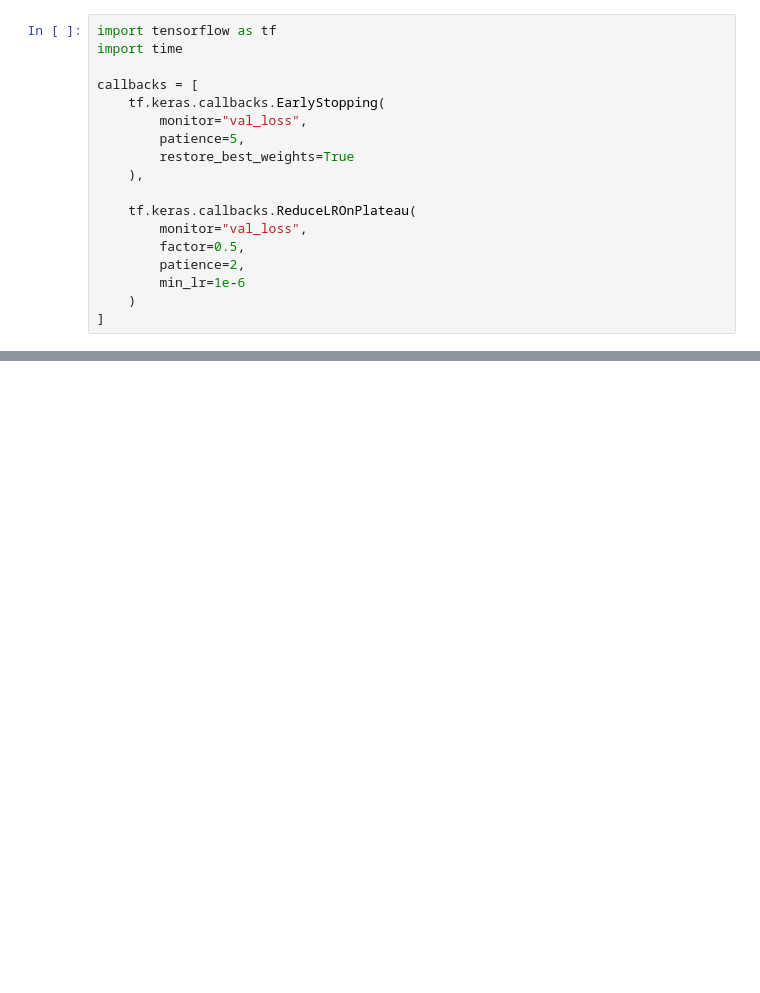
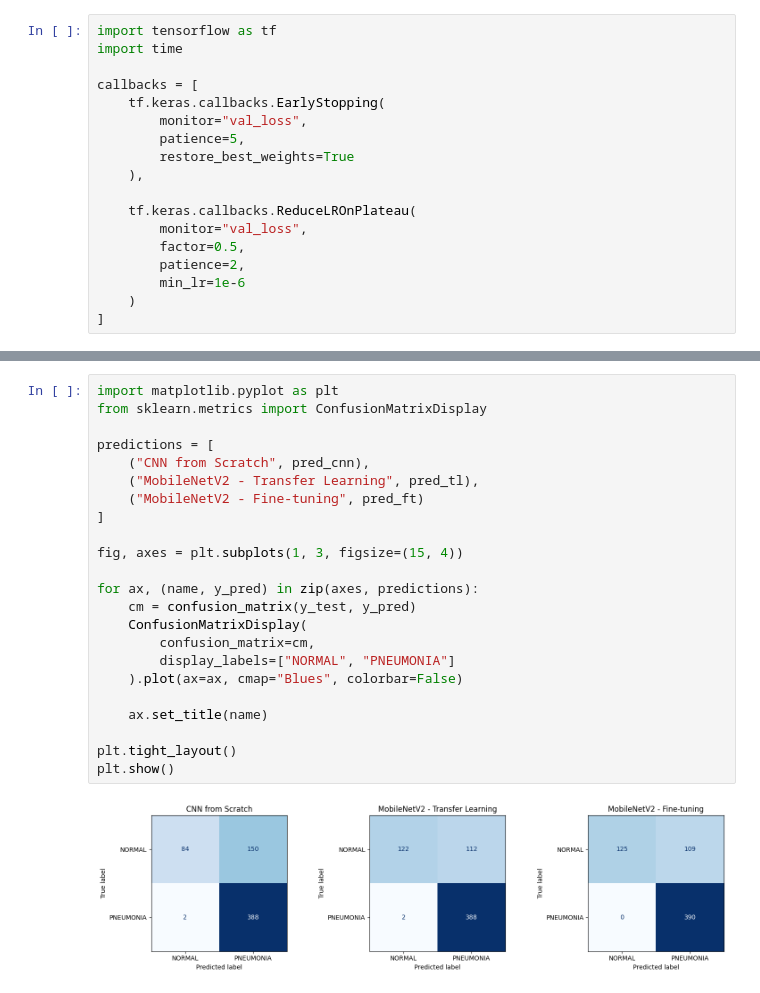
Before and after one commit to ishaklaa/PneumoVision-AI, a Jupyter notebook: notebooks/model_trainning.ipynb, the cells around one changed output, grey strips where cells are left out. Cells and saved outputs as stored; diff of their text form; blank space fills up the shorter version.

```diff
--- a/notebooks/model_trainning.ipynb
+++ b/notebooks/model_trainning.ipynb
@@ -595,0 +1268,25 @@ Test Accuracy:       0.7452
+# %%
+import matplotlib.pyplot as plt
+from sklearn.metrics import ConfusionMatrixDisplay
+
+predictions = [
+    ("CNN from Scratch", pred_cnn),
+    ("MobileNetV2 - Transfer Learning", pred_tl),
+    ("MobileNetV2 - Fine-tuning", pred_ft)
+]
+
+fig, axes = plt.subplots(1, 3, figsize=(15, 4))
+
+for ax, (name, y_pred) in zip(axes, predictions):
+    cm = confusion_matrix(y_test, y_pred)
+    ConfusionMatrixDisplay(
+        confusion_matrix=cm,
+        display_labels=["NORMAL", "PNEUMONIA"]
+    ).plot(ax=ax, cmap="Blues", colorbar=False)
+
+    ax.set_title(name)
+
+plt.tight_layout()
+plt.show()
+# %% [output]
+[figure, added]
```
Also changed, not shown: parts of 44 cells of this notebook, 4 other files.
